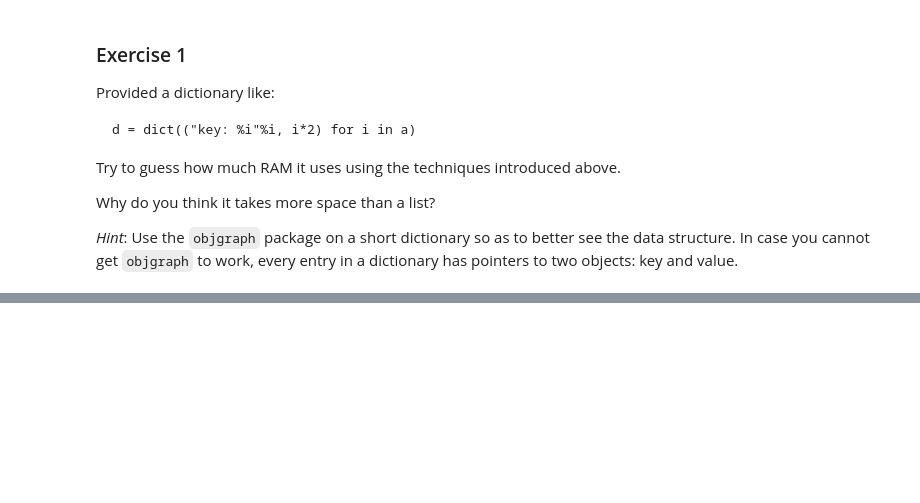
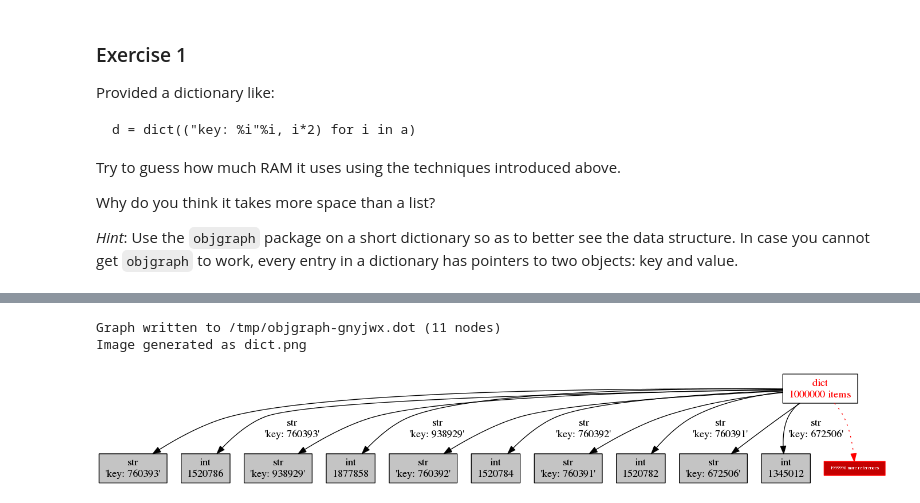
Before and after one commit to FrancescAlted/EuroPython2015, a Jupyter notebook: 1-Memory-Profilers.ipynb, the cells around one changed output, grey strips where cells are left out. Drawn from its saved outputs; the diff is of its cells as text; code cells hidden in the pictures; blank space fills up the shorter version.

```diff
--- a/1-Memory-Profilers.ipynb
+++ b/1-Memory-Profilers.ipynb
@@ -113,0 +200,2 @@ Why do you think it takes more space than a list?
+# %%
+d = dict(("key: %i"%i, i*2) for i in a)
@@ -113,0 +204,8 @@ Why do you think it takes more space than a list?
+# %%
+objgraph.show_refs([d], filename='dict.png')
+from IPython.core.display import Image
+Image('dict.png')
+# %% [output]
+Graph written to /tmp/objgraph-gnyjwx.dot (11 nodes)
+Image generated as dict.png
+[figure, added]
```
Also changed, not shown: parts of 26 cells of this notebook, 4 other files.
